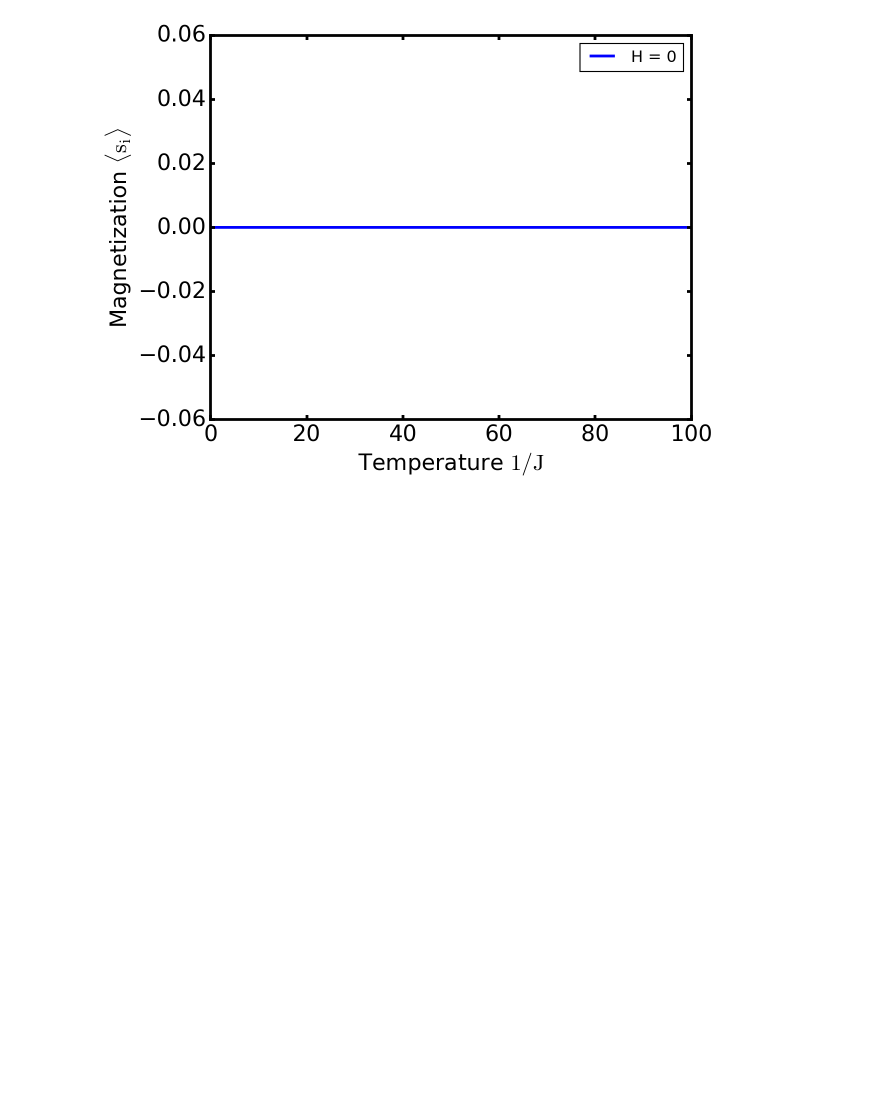
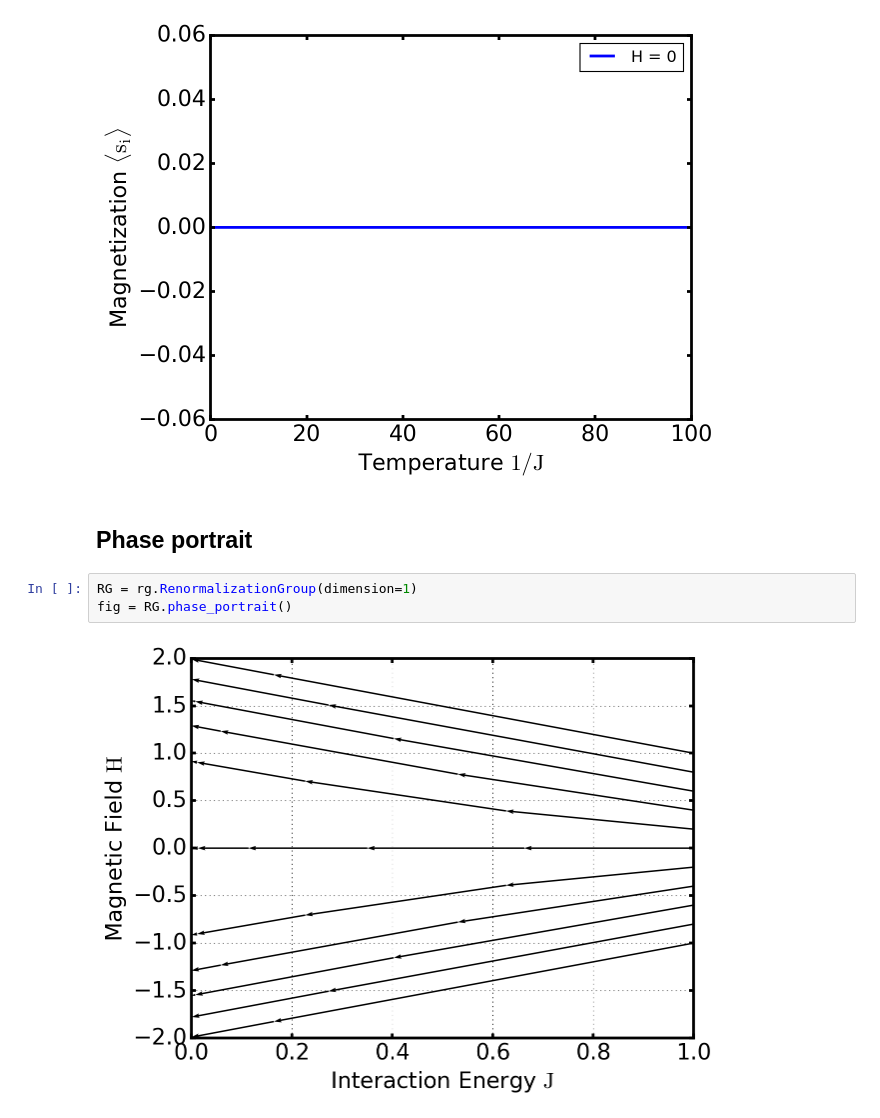
Before and after one commit to erbilcanartun/ising-model-renormalization, a Jupyter notebook: ising_model.ipynb, the cells around one changed output. Saved outputs shown, nothing was run; the diff lists cells and outputs as text; blank space fills up the shorter version.

Commit message:
Add phase_portrait metrhod to renormalization
The function draws RG flows on J-H plot for only 1 dimensional system.

```diff
--- a/ising_model.ipynb
+++ b/ising_model.ipynb
@@ -83,3 +83,10 @@ plt.tight_layout()
 plt.show()
 # %% [output]
 [figure]
+# %% [markdown]
+## Phase portrait
+# %%
+RG = rg.RenormalizationGroup(dimension=1)
+fig = RG.phase_portrait()
+# %% [output]
+[figure, added]
```
Also changed, not shown: 1 other file.
